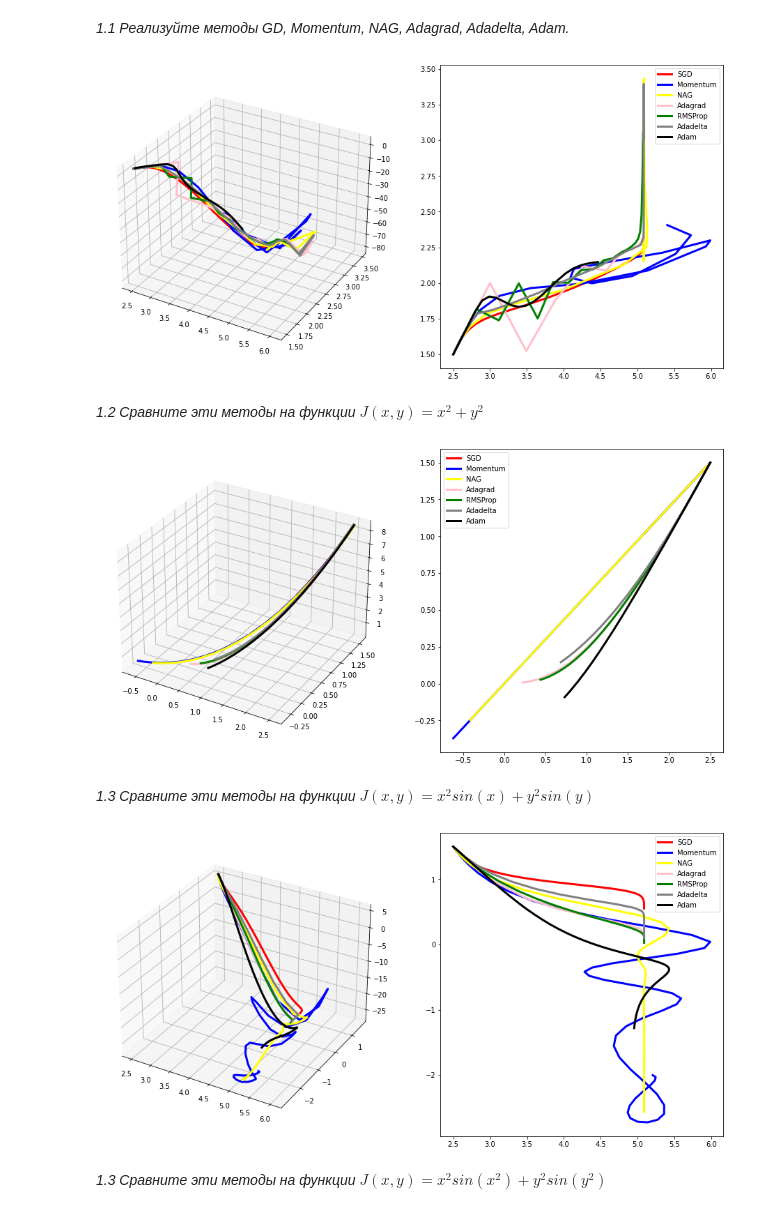
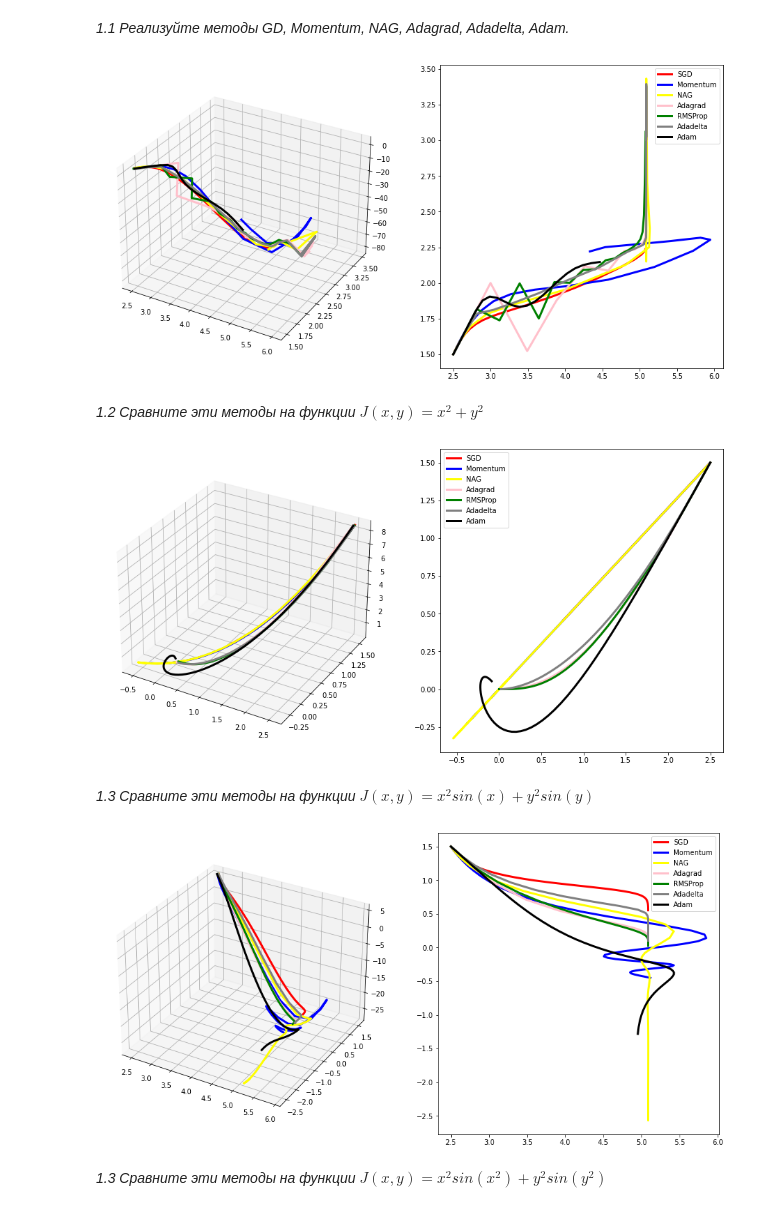
Before and after one commit to bulatral42/sphere_nn, a Jupyter notebook: Sem_07/hw7_valiahmetov.ipynb, the cells around one changed output. Cells and saved outputs as stored; diff of their text form; code cells hidden in the pictures.

```diff
--- a/Sem_07/hw7_valiahmetov.ipynb
+++ b/Sem_07/hw7_valiahmetov.ipynb
@@ -205,7 +205,7 @@ def plot_optims(optim_path, names):
 # %%
 def test_func_by_all(func, x_0, steps=20, print_pts=False):
     optimizers = [SGD, Momentum, NAG, Adagrad, RMSProp, Adadelta, Adam]
-    l_rates = [0.01, 0.01, 0.01, 0.5, 0.1, None, 0.1]
+    l_rates = [0.01, 0.005, 0.01, 0.5, 0.1, None, 0.1]
     optim_path = []
     names = [optim.__name__ for optim in optimizers]
     for opt, l_r in zip(optimizers, l_rates):
@@ -216,17 +216,17 @@ def test_func_by_all(func, x_0, steps=20, print_pts=False):
 x_0 = np.array([2.5, 1.5]).reshape(1, -1)
 test_func_by_all(F0, x_0)
 # %% [output]
-[figure, old version]
+[figure, new version]
 # %% [markdown]
 <i> 1.2 Сравните эти методы на функции $J(x, y) = x^2+y^2$</i>
 # %%
 f = lambda X: X[:, 0]**2+X[:, 1]**2
 # df = lambda X: np.array([2*X[0], 2*X[1]])
 
 x_0 = np.array([2.5, 1.5]).reshape(1, -1)
-test_func_by_all(f, x_0, steps=20)
+test_func_by_all(f, x_0, steps=60)
 # %% [output]
-[figure, old version]
+[figure, new version]
 # %% [markdown]
 <i>1.3 Сравните эти методы на функции $J(x, y) = x^2sin(x)+y^2sin(y)$</i>
 # %%
@@ -235,7 +235,7 @@ f = lambda X: X[:, 0]**2 * torch.sin(X[:, 0]) + X[:, 1]**2 * torch.sin(X[:, 1])
 x_0 = np.array([2.5, 1.5]).reshape(1, -1)
 test_func_by_all(f, x_0, steps=50)
 # %% [output]
-[figure, old version]
+[figure, new version]
 # %% [markdown]
 <i>1.3 Сравните эти методы на функции $J(x,y)=x^2sin(x^2)+y^2sin(y^2)$</i>
 # %%
```
Also changed, not shown: parts of 19 cells of this notebook.
